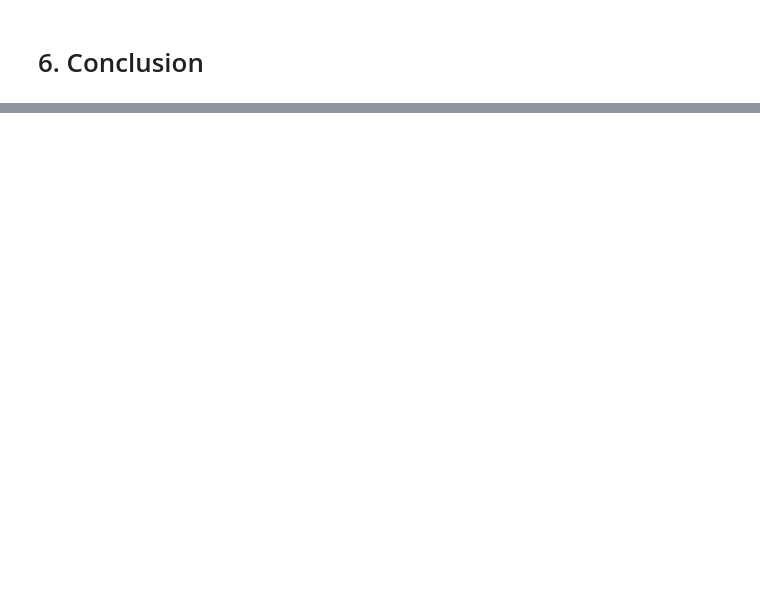
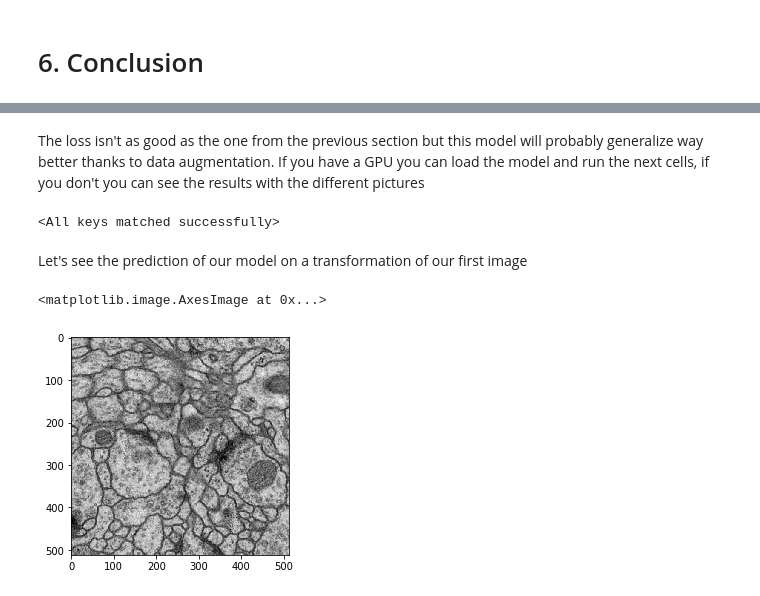
Before and after one commit to LouisRouss/BE-UNET, a Jupyter notebook: BE_Unet.ipynb, the cells around one changed output, grey strips where cells are left out. Saved outputs shown, nothing was run; the diff lists cells and outputs as text; code cells hidden in the pictures; blank space fills up the shorter version.

```diff
--- a/BE_Unet.ipynb
+++ b/BE_Unet.ipynb
@@ -829,0 +953,15 @@ For the second dataset I didn't have access a validation set, we have good resul
+# %% [markdown]
+The loss isn't as good as the one from the previous section but this model will probably generalize way better thanks to data augmentation.
+If you have a GPU you can load the model and run the next cells, if you don't you can see the results with the different pictures
+# %%
+del model
+model = UNet()
+model = model.to(device)
+path = F"trained_model/Unet_with_DataAugmentation.pt"
+model.load_state_dict(torch.load(path,map_location=torch.device('cpu')))
+# %% [output]
+<All keys matched successfully>
+# %% [markdown]
+Let's see the prediction of our model on a transformation of our first image
+# %%
+img, target = isbi[0]
@@ -829,0 +973,5 @@ For the second dataset I didn't have access a validation set, we have good resul
+# %%
+plt.imshow(img.reshape(512,512),cmap='gray')
+# %% [output]
+<matplotlib.image.AxesImage at 0x...>
+[figure, added]
```
Also changed, not shown: parts of 32 cells of this notebook, 5 other files.
